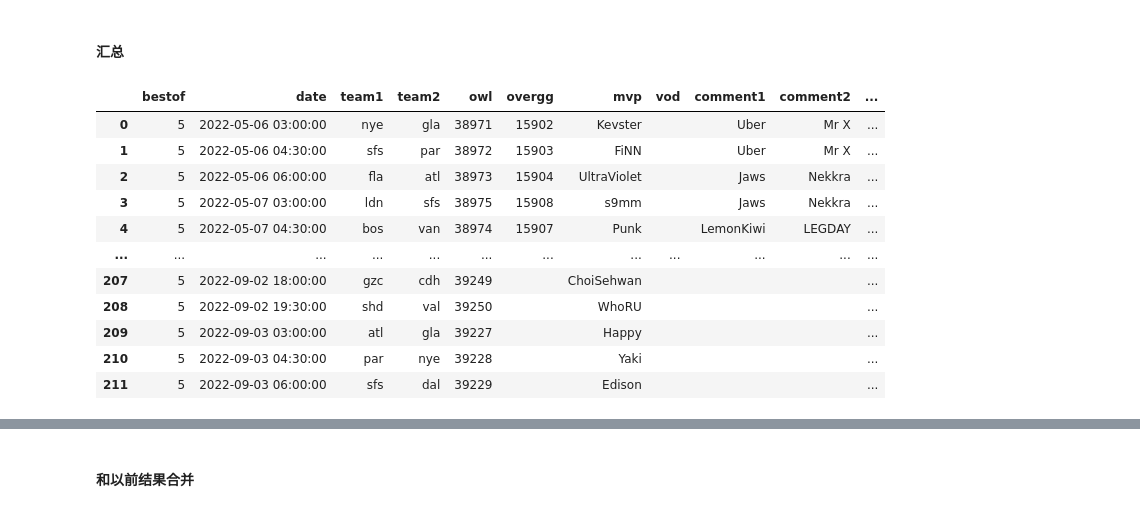
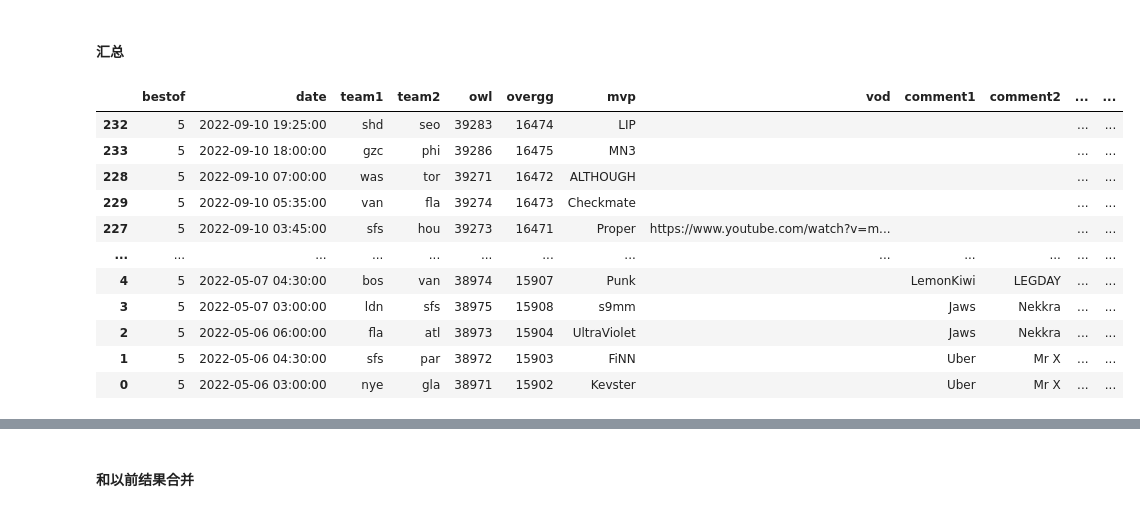
Before and after one commit to Cloudiiink/OWL_Commentators_CN, a Jupyter notebook: owl_liquipedia.ipynb, the cells around one changed output, grey strips where cells are left out. Saved outputs shown, nothing was run; the diff lists cells and outputs as text; code cells hidden in the pictures.

```diff
--- a/owl_liquipedia.ipynb
+++ b/owl_liquipedia.ipynb
@@ -20,7 +21,8 @@ files = ['liquipedia/KickoffClash_Qualifiers.txt',
          'liquipedia/KickoffClash_Tournament.txt',
          'liquipedia/MidseasonMadness_Qualifiers.txt',
          'liquipedia/MidseasonMadness_Tournament.txt',
-         'liquipedia/SummerShowdown_Qualifiers.txt']
+         'liquipedia/SummerShowdown_Qualifiers.txt',
+         'liquipedia/SummerShowdown_Tournament.txt']
 # 寻找所有用到的时区代号
 timezones = set()
 for file in files:
@@ -240,8 +242,16 @@ files = ['liquipedia/KickoffClash_Qualifiers.txt',      # 37 / 60 comment data g
          'liquipedia/KickoffClash_Tournament.txt',      # R2M2, R4M2, R5M1(Grand Final) data in file on liquipedia is not standard, fixed manually
          'liquipedia/MidseasonMadness_Qualifiers.txt',
          'liquipedia/MidseasonMadness_Tournament.txt',
-         'liquipedia/SummerShowdown_Qualifiers.txt']
-keys = ['bestof', 'date', 'team1', 'team2', 'owl', 'overgg', 'mvp', 'vod', 'comment1', 'comment2'] + [f'winner_map{i+1}' for i in range(7)]
+         'liquipedia/SummerShowdown_Qualifiers.txt',
+         'liquipedia/SummerShowdown_Tournament.txt']
+keys = ['bestof', 'date', 'team1', 'team2', 'owl', 'overgg', 'mvp', 'vod', 'comment1', 'comment2',
+        's1m1', 's2m1', 'wm1',
+        's1m2', 's2m2', 'wm2',
+        's1m3', 's2m3', 'wm3',
+        's1m4', 's2m4', 'wm4',
+        's1m5', 's2m5', 'wm5',
+        's1m6', 's2m6', 'wm6',
+        's1m7', 's2m7', 'wm7']      # s1m3 含义为 score of team1 in map3, wm3 含义为 winner in map3
 # %% [markdown]
 #### 测试各文件中数据是否正常获得
 # %%
@@ -258,10 +268,11 @@ for m in matches:
 # %% [output]
 60
 # %%
-file = 'liquipedia/KickoffClash_Tournament.txt'
+# file = 'liquipedia/KickoffClash_Tournament.txt'
 # file = 'liquipedia/MidseasonMadness_Qualifiers.txt'
 # file = 'liquipedia/MidseasonMadness_Tournament.txt'
-# file = 'liquipedia/SummerShowdown_Qualifiers.txt'
+file = 'liquipedia/SummerShowdown_Qualifiers.txt'
+# file = 'liquipedia/SummerShowdown_Tournament.txt'
 with open(file) as f:
     data = f.readlines()
 data = ''.join(data)
@@ -277,7 +288,11 @@ for m in matches:
 #### 汇总
 # %%
 N = len(keys)
-lb, ld, lt1, lt2, lo, lgg, lmvp, lv, lc1, lc2, lwm1, lwm2, lwm3, lwm4, lwm5, lwm6, lwm7 = [list() for _ in range(N)]
+lb, ld, lt1, lt2, lo, lgg, lmvp, lv, lc1, lc2, lwm1, lwm2, lwm3, lwm4, lwm5, lwm6, lwm7, \
+ls1m1, ls1m2, ls1m3, ls1m4, ls1m5, ls1m6, ls1m7, ls2m1, ls2m2, ls2m3, ls2m4, ls2m5, ls2m6, ls2m7 = [list() for _ in range(N)]
+lwm  = [lwm1, lwm2, lwm3, lwm4, lwm5, lwm6, lwm7]
+ls1m = [ls1m1, ls1m2, ls1m3, ls1m4, ls1m5, ls1m6, ls1m7]
+ls2m = [ls2m1, ls2m2, ls2m3, ls2m4, ls2m5, ls2m6, ls2m7]
 ls1, ls2, lm = [list() for _ in range(3)]
 with open('liquipedia/KickoffClash_Qualifiers.txt') as f:
     data = f.readlines()
@@ -285,54 +300,67 @@ data = ''.join(data)
 matches = re.findall('\{\{MatchMaps\n[\s\S]*?\n\}\}\n', data)
 
 prefix = 'liquipedia'
-files = ['KickoffClash_Tournament.txt', 'MidseasonMadness_Qualifiers.txt', 'MidseasonMadness_Tournament.txt', 'SummerShowdown_Qualifiers.txt']
+files = ['KickoffClash_Tournament.txt', 'MidseasonMadness_Qualifiers.txt', 'MidseasonMadness_Tournament.txt', 'SummerShowdown_Qualifiers.txt', 'SummerShowdown_Tournament.txt']
 for file in files:
     with open(f'{prefix}/{file}') as f:
         data = f.readlines()
     data = ''.join(data)
     matches += re.findall('\|.+\{\{[\s\S]*?\n\}\}\n', data)
 
 for i, m in enumerate(matches):
     if i < 60:      # First 60 matches from KickoffClash_Qualifiers.txt
         d = parse_wiki(fix(m), is_name=False)
     else:
         d = parse_wiki(m)
     if len(d['mvp']) != 0:
         lb.append(d['bestof'])
         ld.append(d['date'])
         lt1.append(d['team1'])
         lt2.append(d['team2'])
         lo.append(d['owl'])
         lgg.append(d['overgg'])
         lmvp.append(d['mvp'])
         lv.append(d['vod'])
         lc1.append(d['comment1'])
         lc2.append(d['comment2'])
-        lwm1.append(d['winner_map1'])
-        lwm2.append(d['winner_map2'])
-        lwm3.append(d['winner_map3'])
-        lwm4.append(d['winner_map4'])
-        lwm5.append(d['winner_map5'])
-        lwm6.append(d['winner_map6'])
-        lwm7.append(d['winner_map7'])
+        for i in range(7):
+            lwm[i].append(d[f'winner_map{i+1}'])
+            ls1m[i].append(d[f'score1_map{i+1}'])
+            ls2m[i].append(d[f'score2_map{i+1}'])
+
+        # lwm1.append(d['winner_map1'])
+        # lwm2.append(d['winner_map2'])
+        # lwm3.append(d['winner_map3'])
+        # lwm4.append(d['winner_map4'])
+        # lwm5.append(d['winner_map5'])
+        # lwm6.append(d['winner_map6'])
+        # lwm7.append(d['winner_map7'])
         # count score and total map
         ls1.append(np.sum([1 for i in range(7) if d[f'winner_map{i}'] == 1]))
         ls2.append(np.sum([1 for i in range(7) if d[f'winner_map{i}'] == 2]))
         lm.append(np.sum([1 for i in range(7) if d[f'winner_map{i}'] != '']))
 # create data frame
-df = pd.DataFrame(np.c_[lb, ld, lt1, lt2, lo, lgg, lmvp, lv, lc1, lc2, lwm1, lwm2, lwm3, lwm4, lwm5, lwm6, lwm7, ls1, ls2, lm],
+df = pd.DataFrame(np.c_[lb, ld, lt1, lt2, lo, lgg, lmvp, lv, lc1, lc2, \
+                        ls1m1, ls2m1, lwm1, \
+                        ls1m2, ls2m2, lwm2, \
+                        ls1m3, ls2m3, lwm3, \
+                        ls1m4, ls2m4, lwm4, \
+                        ls1m5, ls2m5, lwm5, \
+                        ls1m6, ls2m6, lwm6, \
+                        ls1m7, ls2m7, lwm7, ls1, ls2, lm],
                         columns=keys + ['score1', 'score2', 'maps'])
+df = df.sort_values('date', ascending=False)
 df
 # %% [output]
-|  | bestof | date | team1 | team2 | owl | overgg | mvp | vod | comment1 | comment2 | ... |
-| 0 | 5 | 2022-05-06 03:00:00 | nye | gla | 38971 | 15902 | Kevster |  | Uber | Mr X | ... |
-| 1 | 5 | 2022-05-06 04:30:00 | sfs | par | 38972 | 15903 | FiNN |  | Uber | Mr X | ... |
-| 2 | 5 | 2022-05-06 06:00:00 | fla | atl | 38973 | 15904 | UltraViolet |  | Jaws | Nekkra | ... |
-| 3 | 5 | 2022-05-07 03:00:00 | ldn | sfs | 38975 | 15908 | s9mm |  | Jaws | Nekkra | ... |
-| 4 | 5 | 2022-05-07 04:30:00 | bos | van | 38974 | 15907 | Punk |  | LemonKiwi | LEGDAY | ... |
-| ... | ... | ... | ... | ... | ... | ... | ... | ... | ... | ... | ... |
-| 207 | 5 | 2022-09-02 18:00:00 | gzc | cdh | 39249 |  | ChoiSehwan |  |  |  | ... |
-| 208 | 5 | 2022-09-02 19:30:00 | shd | val | 39250 |  | WhoRU |  |  |  | ... |
-| 209 | 5 | 2022-09-03 03:00:00 | atl | gla | 39227 |  | Happy |  |  |  | ... |
-| 210 | 5 | 2022-09-03 04:30:00 | par | nye | 39228 |  | Yaki |  |  |  | ... |
-| 211 | 5 | 2022-09-03 06:00:00 | sfs | dal | 39229 |  | Edison |  |  |  | ... |
+|  | bestof | date | team1 | team2 | owl | overgg | mvp | vod | comment1 | comment2 | ... | ... |
+| 232 | 5 | 2022-09-10 19:25:00 | shd | seo | 39283 | 16474 | LIP |  |  |  | ... | ... |
+| 233 | 5 | 2022-09-10 18:00:00 | gzc | phi | 39286 | 16475 | MN3 |  |  |  | ... | ... |
+| 228 | 5 | 2022-09-10 07:00:00 | was | tor | 39271 | 16472 | ALTHOUGH |  |  |  | ... | ... |
+| 229 | 5 | 2022-09-10 05:35:00 | van | fla | 39274 | 16473 | Checkmate |  |  |  | ... | ... |
+| 227 | 5 | 2022-09-10 03:45:00 | sfs | hou | 39273 | 16471 | Proper | https://www.youtube.com/watch?v=m... |  |  | ... | ... |
+| ... | ... | ... | ... | ... | ... | ... | ... | ... | ... | ... | ... | ... |
+| 4 | 5 | 2022-05-07 04:30:00 | bos | van | 38974 | 15907 | Punk |  | LemonKiwi | LEGDAY | ... | ... |
+| 3 | 5 | 2022-05-07 03:00:00 | ldn | sfs | 38975 | 15908 | s9mm |  | Jaws | Nekkra | ... | ... |
+| 2 | 5 | 2022-05-06 06:00:00 | fla | atl | 38973 | 15904 | UltraViolet |  | Jaws | Nekkra | ... | ... |
+| 1 | 5 | 2022-05-06 04:30:00 | sfs | par | 38972 | 15903 | FiNN |  | Uber | Mr X | ... | ... |
+| 0 | 5 | 2022-05-06 03:00:00 | nye | gla | 38971 | 15902 | Kevster |  | Uber | Mr X | ... | ... |
```
Also changed, not shown: parts of 27 cells of this notebook, 1 other file.
